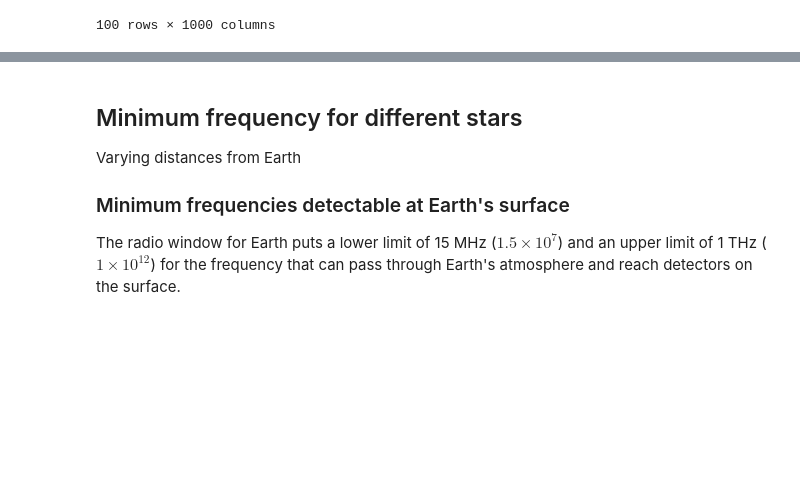
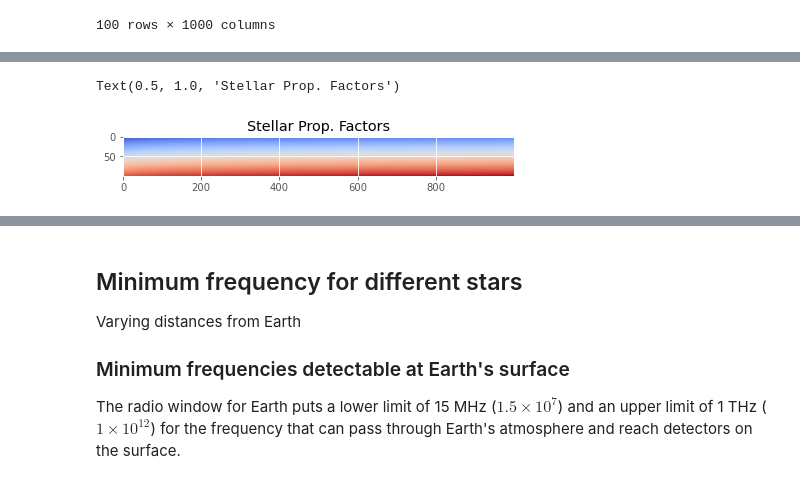
Before and after one commit to NicoGalvarino/techno_signatures, a Jupyter notebook: radio-seti/interstellar-communications/interstellar-communications.ipynb, the cells around one changed output, grey strips where cells are left out. Saved outputs shown, nothing was run; the diff lists cells and outputs as text; code cells hidden in the pictures; blank space fills up the shorter version.

```diff
--- a/radio-seti/interstellar-communications/interstellar-communications.ipynb
+++ b/radio-seti/interstellar-communications/interstellar-communications.ipynb
@@ -343,0 +375,12 @@ sns.heatmap(np.log10(stellar_constants)[::-1])
+# %%
+fig, ax = plt.subplots(figsize=(7, 5))
+
+cax = ax.imshow(np.log10(stellar_constants), #[::-1],
+                cmap=cm.coolwarm)
+ax.set_title('Stellar Prop. Factors')
+
+#cbar = fig.colorbar(cax, ticks=[-1, 0, 1])
+#cbar.ax.set_yticklabels(['< -1', '0', '> 1'])  # vertically oriented colorbar
+# %% [output]
+Text(0.5, 1.0, 'Stellar Prop. Factors')
+[figure, added]
```
Also changed, not shown: parts of 14 cells of this notebook.
